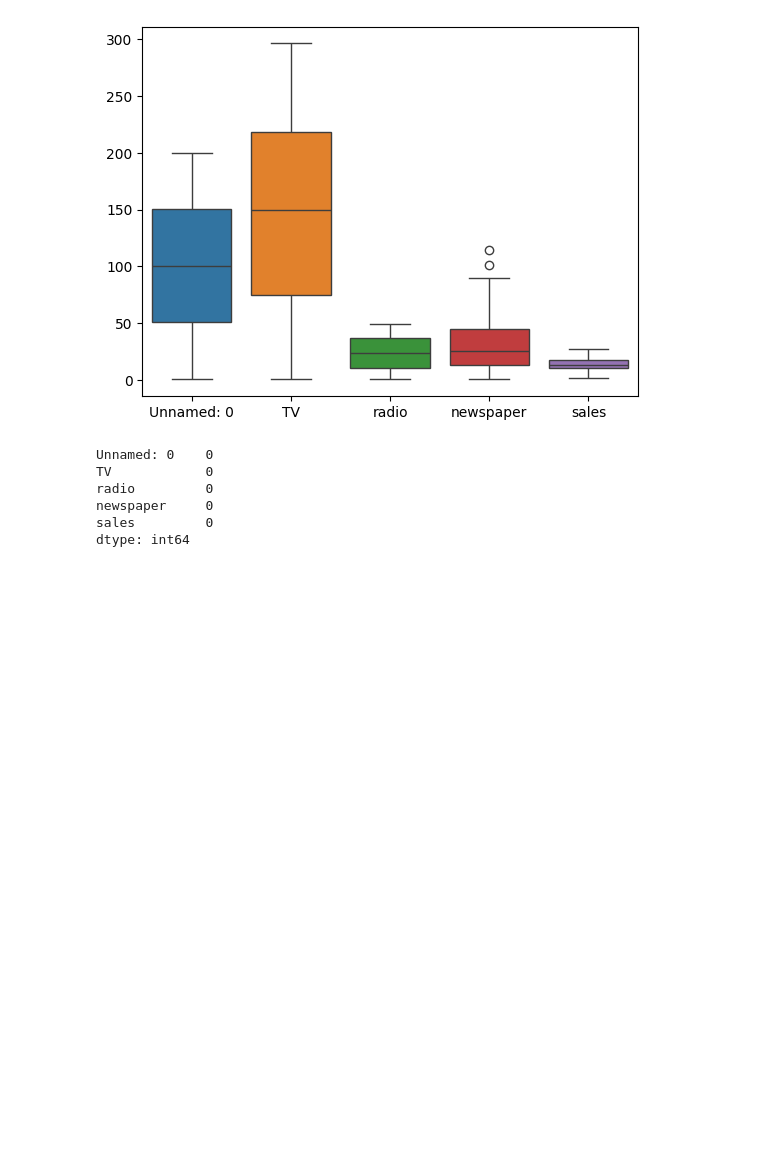
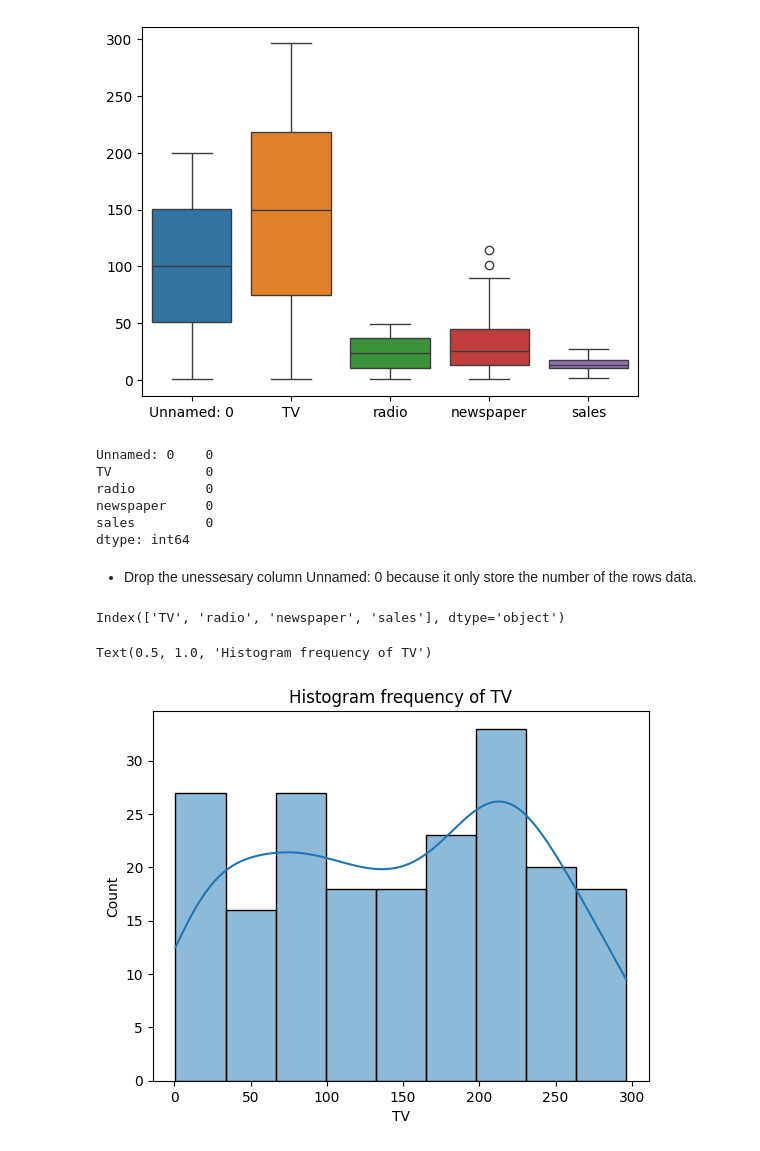
Before and after one commit to ashmi721/Data_Science_Project, a Jupyter notebook: sales_prediction.ipynb, the cells around one changed output. Saved outputs shown, nothing was run; the diff lists cells and outputs as text; code cells hidden in the pictures; blank space fills up the shorter version.

```diff
--- a/sales_prediction.ipynb
+++ b/sales_prediction.ipynb
@@ -102,3 +102,17 @@ radio         0
 newspaper     0
 sales         0
 dtype: int64
+# %% [markdown]
+* Drop the unessesary column Unnamed: 0 because it only store the number of the rows data.
+# %%
+df.drop(columns=['Unnamed: 0'],inplace=True)
+# %%
+df.columns
+# %% [output]
+Index(['TV', 'radio', 'newspaper', 'sales'], dtype='object')
+# %%
+sns.histplot(df['TV'],kde=True)
+plt.title("Histogram frequency of TV")
+# %% [output]
+Text(0.5, 1.0, 'Histogram frequency of TV')
+[figure, added]
```
Also changed, not shown: parts of 11 cells of this notebook.
